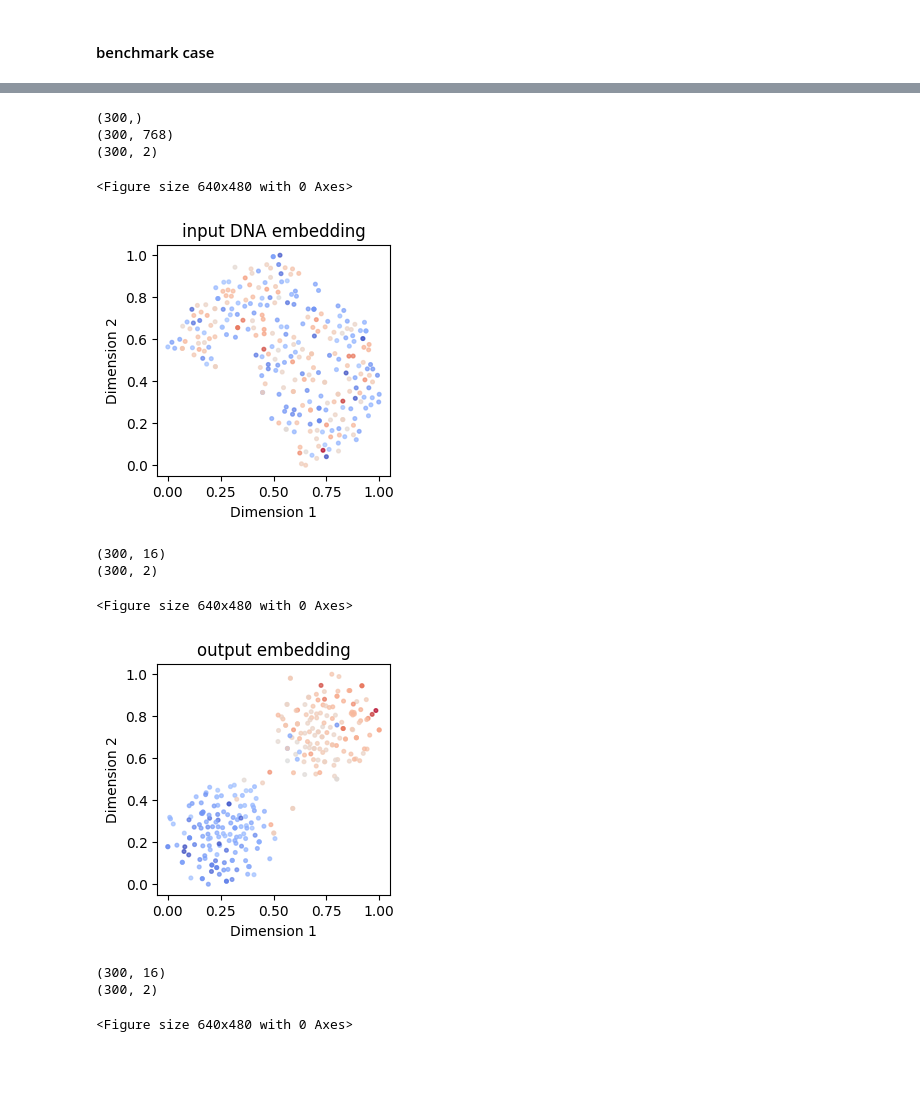
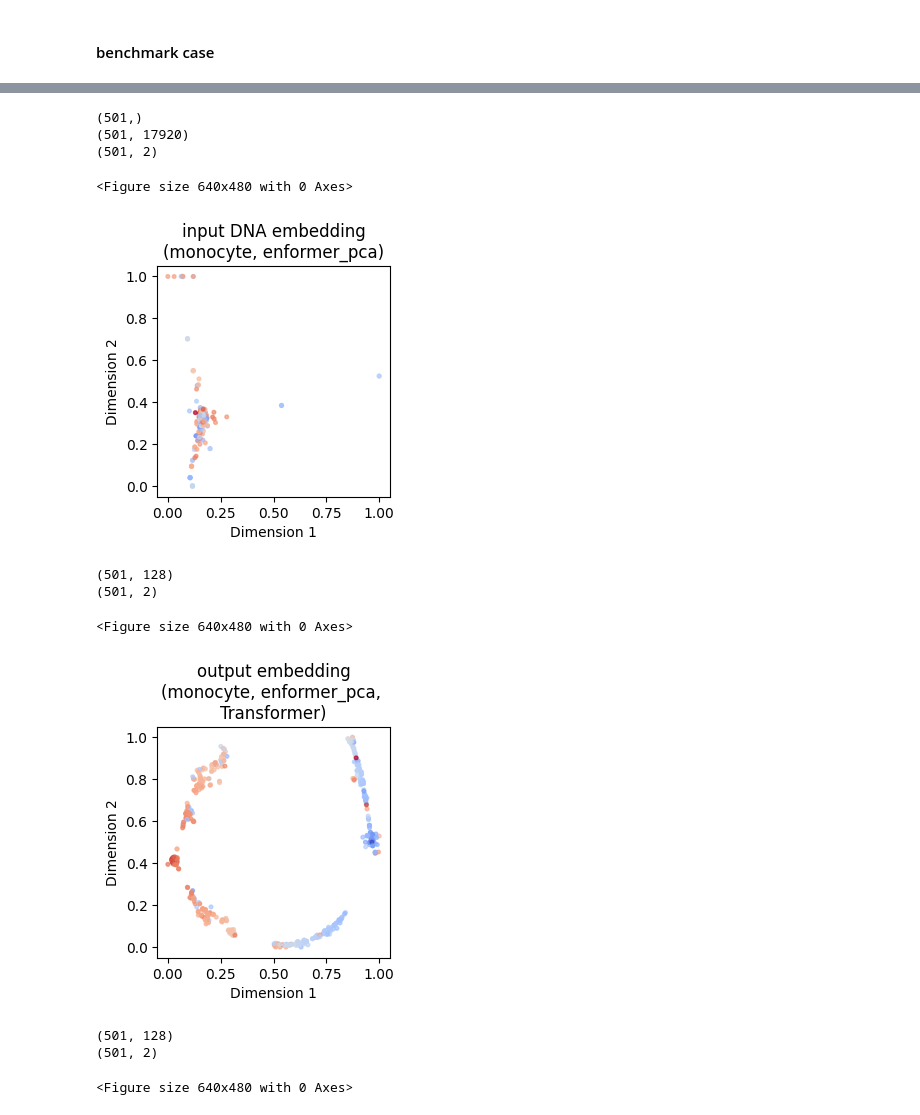
Before and after one commit to Liuzhe30/DNAMutBenchMark, a Jupyter notebook: experiments/case_visualization.ipynb, the cells around one changed output, grey strips where cells are left out. Saved outputs shown, nothing was run; the diff lists cells and outputs as text; code cells hidden in the pictures; blank space fills up the shorter version.

```diff
--- a/experiments/case_visualization.ipynb
+++ b/experiments/case_visualization.ipynb
@@ -63,14 +63,13 @@ def plot_embedding(data, label, title):
     plt.title(title)
     return fig
 
-
 # load datasets
-input = np.load("../datasets/case_datasets/small_input.npy",allow_pickle=True)[0:300]
-output = np.load("../datasets/case_datasets/small_output.npy",allow_pickle=True)[0:300]
-label = np.load("../datasets/case_datasets/small_label.npy",allow_pickle=True)[0:300]
+input = np.load("../datasets/case_datasets/small-X_test-mono(slope_prediction)_2.npy",allow_pickle=True)
+output = np.load("../datasets/case_datasets/small-hidden_states-mono(slope_prediction)_2.npy",allow_pickle=True)
+label = np.load("../datasets/case_datasets/small-Y_test-mono(slope_prediction)_2.npy",allow_pickle=True)
 print(label.shape)
 
-stack = input
+stack = input.sum(axis=0)
 
 fig = plt.figure()
 tsne = TSNE(n_components=2, init='pca', random_state=0)
@@ -88,12 +87,13 @@ sizes = label
 plt.scatter(result[:,0], result[:,1], c=sizes, s=7, cmap='coolwarm', alpha=0.7)
 plt.xlabel('Dimension 1')
 plt.ylabel('Dimension 2')
-plt.title('input DNA embedding')
+plt.title('input DNA embedding\n(monocyte, enformer_pca)')
 plt.savefig('images/case/slope-input-small.png',dpi=300, bbox_inches = 'tight')
 plt.show()
 
 fig = plt.figure()
 tsne = TSNE(n_components=2, init='pca', random_state=0)
+output = output.sum(axis=0)
 print(output.shape)
 result = tsne.fit_transform(output)
 print(result.shape)
@@ -105,43 +105,43 @@ num = result.shape[0]
 ax = plt.subplots(figsize=(3,3))
 sizes = label
 
 plt.scatter(result[:,0], result[:,1], c=sizes, s=7, cmap='coolwarm', alpha=0.7)
 plt.xlabel('Dimension 1')
 plt.ylabel('Dimension 2')
-plt.title('output embedding')
+plt.title('output embedding\n(monocyte, enformer_pca, \nTransformer)')
 plt.savefig('images/case/slope-output-small.png',dpi=300, bbox_inches = 'tight')
 plt.show()
 
 fig = plt.figure()
 tsne = TSNE(n_components=2, init='pca', random_state=0)
 print(output.shape)
 result = tsne.fit_transform(output)
 print(result.shape)
 #fig = plot_embedding(result, label,'t-SNE embedding of the digits')
 x_min, x_max = np.min(result, 0), np.max(result, 0)
 result = (result - x_min) / (x_max - x_min)
 
 num = result.shape[0]
 ax = plt.subplots(figsize=(3,3))
 sizes = label
 
 plt.scatter(result[:,0], result[:,1], c=sizes, s=7, cmap='coolwarm', alpha=0.7)
 plt.xlabel('Dimension 1')
 plt.ylabel('Dimension 2')
-plt.title('the final FC layer')
+plt.title('the final FC layer\n(CD4, dnabert2, MLP)')
 plt.colorbar(label='slope value', orientation='vertical')
 plt.savefig('images/case/slope-output-small-legend.png',dpi=300, bbox_inches = 'tight')
 plt.show()
 # %% [output]
-(300,)
-(300, 768)
-(300, 2)
+(501,)
+(501, 17920)
+(501, 2)
 <Figure size 640x480 with 0 Axes>
-[figure, old version]
+[figure, new version]
-(300, 16)
-(300, 2)
+(501, 128)
+(501, 2)
 <Figure size 640x480 with 0 Axes>
-[figure, old version]
+[figure, new version]
-(300, 16)
-(300, 2)
+(501, 128)
+(501, 2)
 <Figure size 640x480 with 0 Axes>
```
Also changed, not shown: parts of 5 cells of this notebook, 2 other files.
